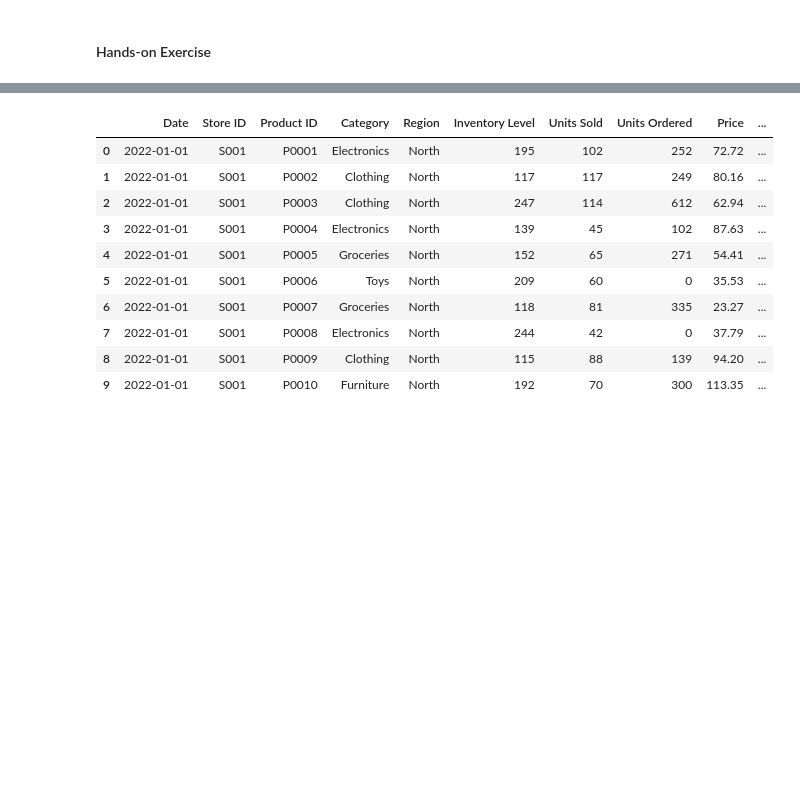
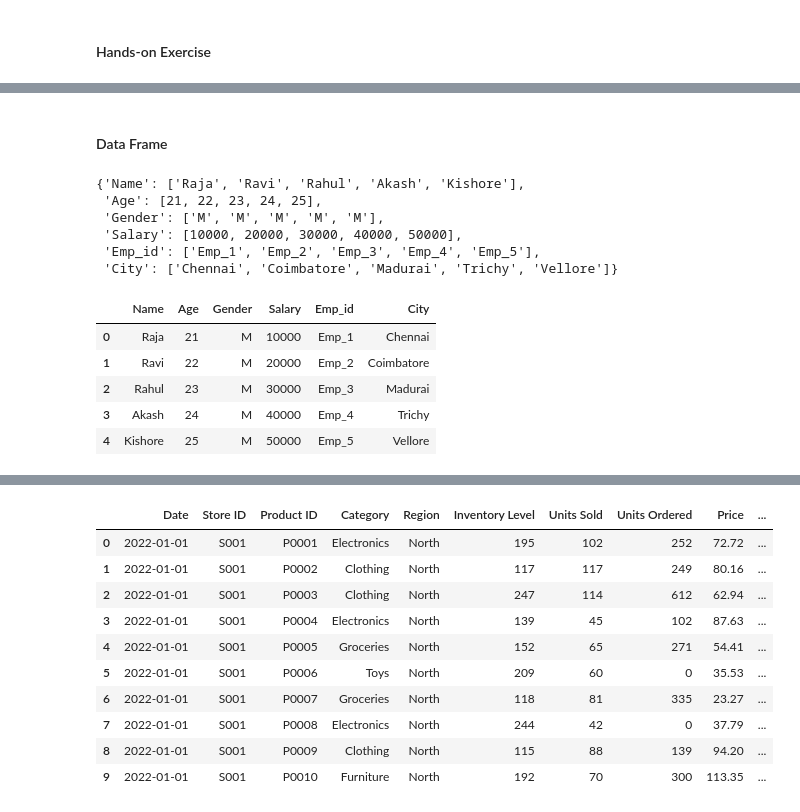
Before and after one commit to Infant-Joshva/Data-Science-learning-path, a Jupyter notebook: Practice Colab.ipynb, the cells around one changed output, grey strips where cells are left out. Drawn from its saved outputs; the diff is of its cells as text; code cells hidden in the pictures; blank space fills up the shorter version.

```diff
--- a/Practice Colab.ipynb
+++ b/Practice Colab.ipynb
@@ -4054,0 +4122,30 @@ Reference Links:
+# %% [markdown]
+#### Data Frame
+# %%
+# Data Frame with Dict
+
+Emp_data={"Name":["Raja",'Ravi','Rahul','Akash','Kishore'],
+          "Age":[21,22,23,24,25],
+          "Gender":['M','M','M','M','M'],
+          "Salary":[10000,20000,30000,40000,50000],
+          "Emp_id":['Emp_1','Emp_2','Emp_3','Emp_4','Emp_5'],
+          "City":['Chennai','Coimbatore','Madurai','Trichy','Vellore']
+        }
+Emp_data
+# %% [output]
+{'Name': ['Raja', 'Ravi', 'Rahul', 'Akash', 'Kishore'],
+ 'Age': [21, 22, 23, 24, 25],
+ 'Gender': ['M', 'M', 'M', 'M', 'M'],
+ 'Salary': [10000, 20000, 30000, 40000, 50000],
+ 'Emp_id': ['Emp_1', 'Emp_2', 'Emp_3', 'Emp_4', 'Emp_5'],
+ 'City': ['Chennai', 'Coimbatore', 'Madurai', 'Trichy', 'Vellore']}
+# %%
+Emp_df=pd.DataFrame(Emp_data) #DataFrame is keyword
+Emp_df
+# %% [output]
+|  | Name | Age | Gender | Salary | Emp_id | City |
+| 0 | Raja | 21 | M | 10000 | Emp_1 | Chennai |
+| 1 | Ravi | 22 | M | 20000 | Emp_2 | Coimbatore |
+| 2 | Rahul | 23 | M | 30000 | Emp_3 | Madurai |
+| 3 | Akash | 24 | M | 40000 | Emp_4 | Trichy |
+| 4 | Kishore | 25 | M | 50000 | Emp_5 | Vellore |
```
Also changed, not shown: parts of 17 cells of this notebook.
